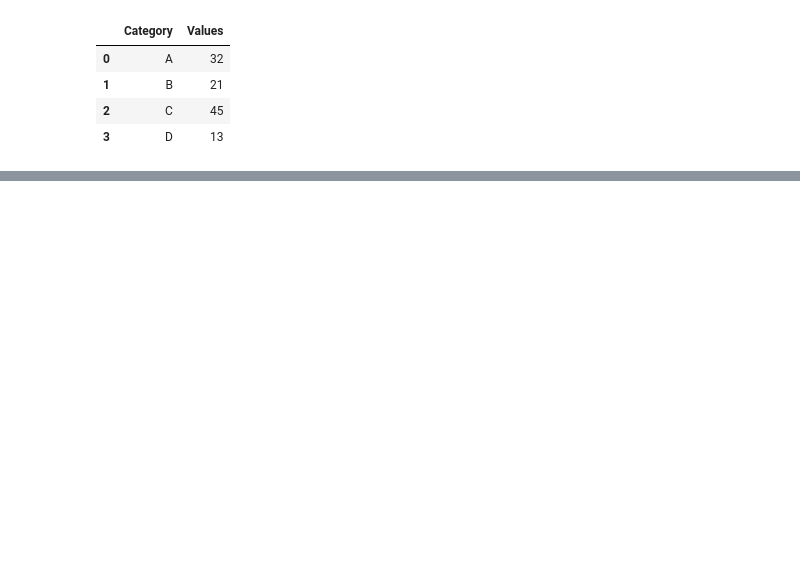
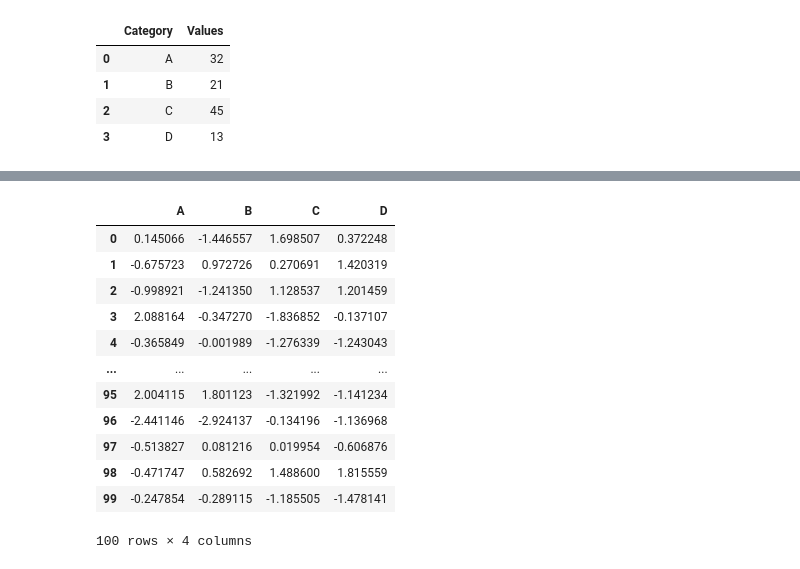
Before and after one commit to MUHAMMEDQULIYEV/Python_Learning, a Jupyter notebook: Plotly/plotly.ipynb, the cells around one changed output, grey strips where cells are left out. Drawn from its saved outputs; the diff is of its cells as text; code cells hidden in the pictures; blank space fills up the shorter version.

```diff
--- a/Plotly/plotly.ipynb
+++ b/Plotly/plotly.ipynb
@@ -90,0 +133,16 @@ TypeError: 'NoneType' object is not subscriptable
+# %%
+df
+# %% [output]
+|  | A | B | C | D |
+| 0 | 0.145066 | -1.446557 | 1.698507 | 0.372248 |
+| 1 | -0.675723 | 0.972726 | 0.270691 | 1.420319 |
+| 2 | -0.998921 | -1.241350 | 1.128537 | 1.201459 |
+| 3 | 2.088164 | -0.347270 | -1.836852 | -0.137107 |
+| 4 | -0.365849 | -0.001989 | -1.276339 | -1.243043 |
+| ... | ... | ... | ... | ... |
+| 95 | 2.004115 | 1.801123 | -1.321992 | -1.141234 |
+| 96 | -2.441146 | -2.924137 | -0.134196 | -1.136968 |
+| 97 | -0.513827 | 0.081216 | 0.019954 | -0.606876 |
+| 98 | -0.471747 | 0.582692 | 1.488600 | 1.815559 |
+| 99 | -0.247854 | -0.289115 | -1.185505 | -1.478141 |
+100 rows × 4 columns
```
Also changed, not shown: parts of 16 cells of this notebook, 2 other files.
